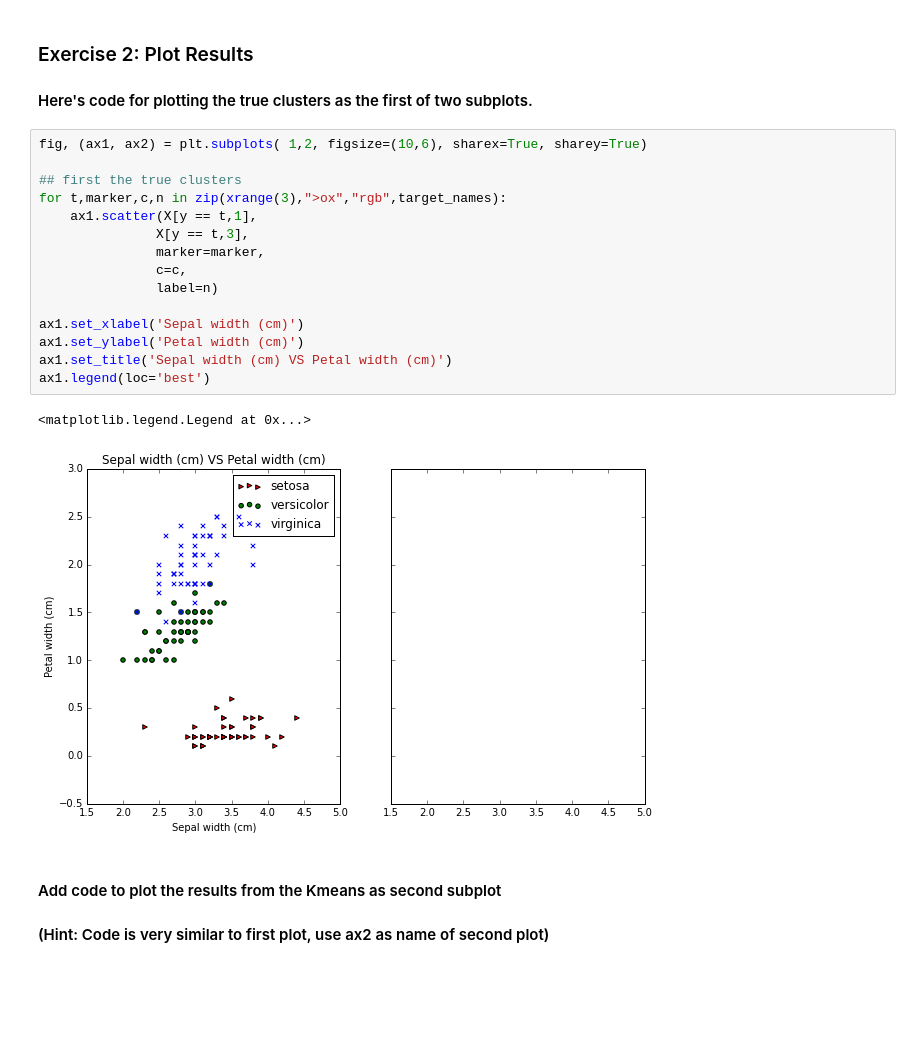
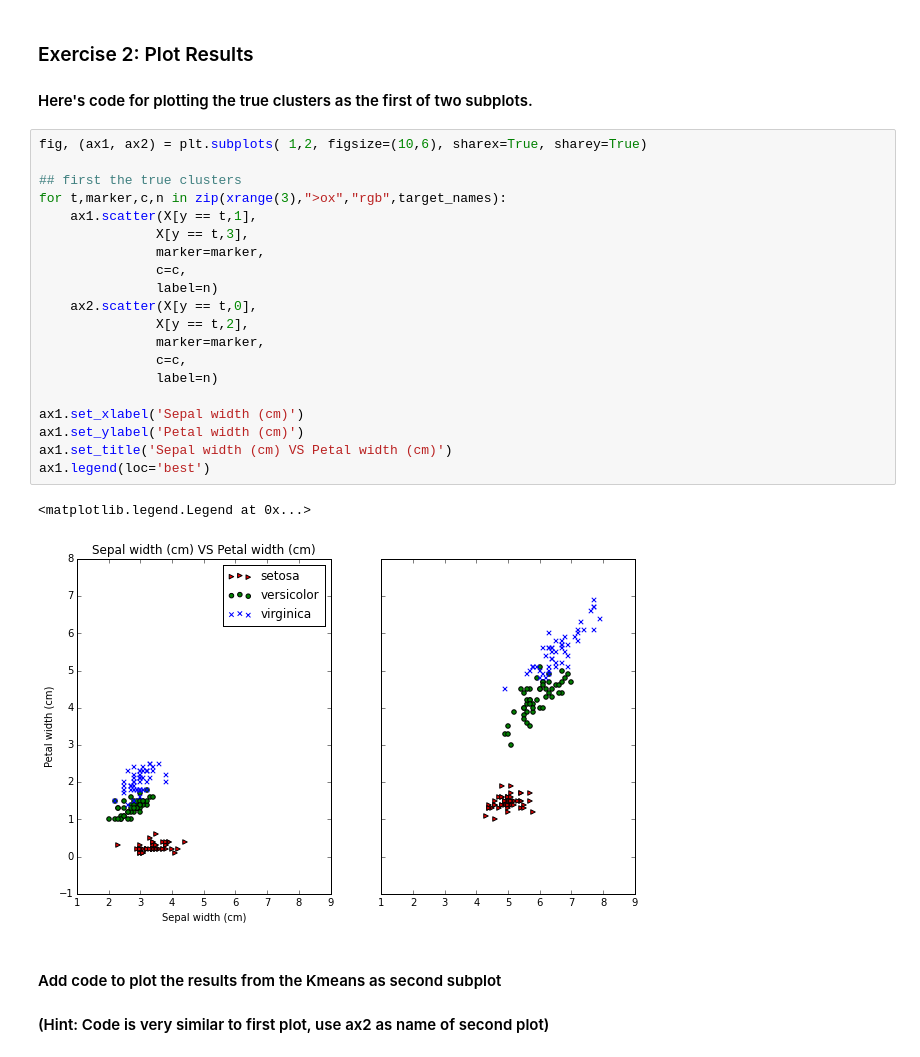
Before and after one commit to jesbot/DAT_SF_14, a Jupyter notebook: labs/8_kmeans_clustering.ipynb, the cells around one changed output. Drawn from its saved outputs; the diff is of its cells as text; blank space fills up the shorter version.

Commit message:
Adding some plots for project update

```diff
--- a/labs/8_kmeans_clustering.ipynb
+++ b/labs/8_kmeans_clustering.ipynb
@@ -266,21 +266,26 @@ Even though the Iris Data Set has labels, the Kmeans algorithms will not take th
 # %%
 fig, (ax1, ax2) = plt.subplots( 1,2, figsize=(10,6), sharex=True, sharey=True)
 
 ## first the true clusters
 for t,marker,c,n in zip(xrange(3),">ox","rgb",target_names):
     ax1.scatter(X[y == t,1],
                X[y == t,3],
                marker=marker,
                c=c,
                label=n)
+    ax2.scatter(X[y == t,0],
+               X[y == t,2],
+               marker=marker,
+               c=c,
+               label=n)
 
 ax1.set_xlabel('Sepal width (cm)')
 ax1.set_ylabel('Petal width (cm)')
 ax1.set_title('Sepal width (cm) VS Petal width (cm)')
 ax1.legend(loc='best')
 # %% [output]
 <matplotlib.legend.Legend at 0x...>
-[figure, old version]
+[figure, new version]
 # %% [markdown]
 #### Add code to plot the results from the Kmeans as second subplot
 #### (Hint: Code is very similar to first plot, use ax2 as name of second plot)
```
Also changed, not shown: parts of 15 cells of this notebook, 13 other files.
